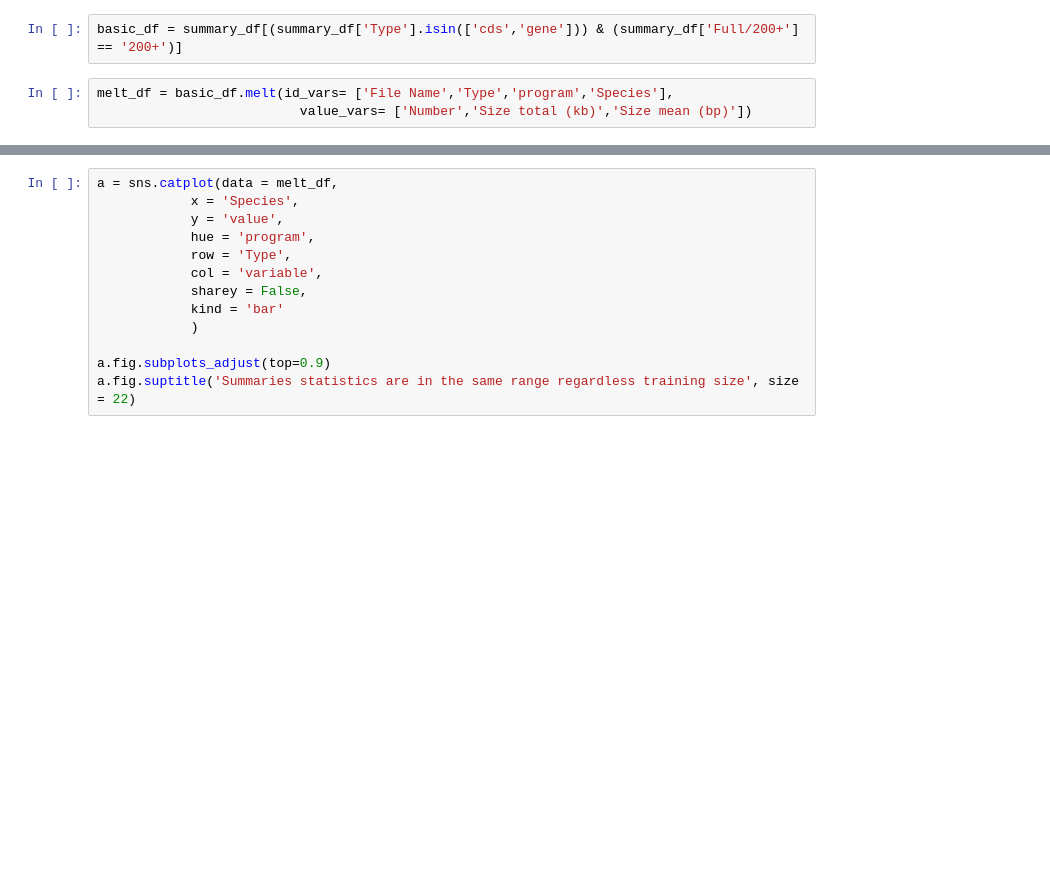
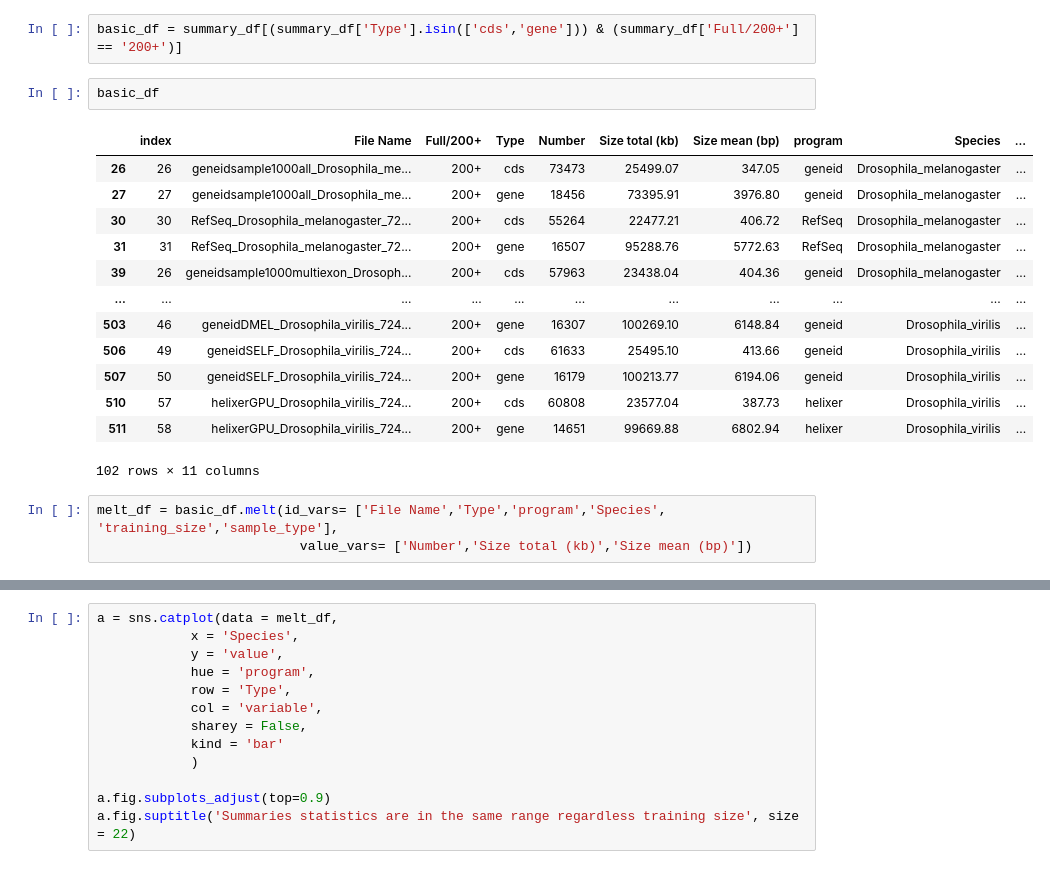
Before and after one commit to Janek21/geneid-training, a Jupyter notebook: notebooks/08_trainingset_titration.ipynb, the cells around one changed output, grey strips where cells are left out. Drawn from its saved outputs; the diff is of its cells as text; blank space fills up the shorter version.

```diff
--- a/notebooks/08_trainingset_titration.ipynb
+++ b/notebooks/08_trainingset_titration.ipynb
@@ -690,8 +690,24 @@ for f in summary_res_files:
 summary_df = summary_df.drop_duplicates().reset_index()
 # %%
 basic_df = summary_df[(summary_df['Type'].isin(['cds','gene'])) & (summary_df['Full/200+'] == '200+')]
+# %%
+basic_df
+# %% [output]
+|  | index | File Name | Full/200+ | Type | Number | Size total (kb) | Size mean (bp) | program | Species | ... |
+| 26 | 26 | geneidsample1000all_Drosophila_me... | 200+ | cds | 73473 | 25499.07 | 347.05 | geneid | Drosophila_melanogaster | ... |
+| 27 | 27 | geneidsample1000all_Drosophila_me... | 200+ | gene | 18456 | 73395.91 | 3976.80 | geneid | Drosophila_melanogaster | ... |
+| 30 | 30 | RefSeq_Drosophila_melanogaster_72... | 200+ | cds | 55264 | 22477.21 | 406.72 | RefSeq | Drosophila_melanogaster | ... |
+| 31 | 31 | RefSeq_Drosophila_melanogaster_72... | 200+ | gene | 16507 | 95288.76 | 5772.63 | RefSeq | Drosophila_melanogaster | ... |
+| 39 | 26 | geneidsample1000multiexon_Drosoph... | 200+ | cds | 57963 | 23438.04 | 404.36 | geneid | Drosophila_melanogaster | ... |
+| ... | ... | ... | ... | ... | ... | ... | ... | ... | ... | ... |
+| 503 | 46 | geneidDMEL_Drosophila_virilis_724... | 200+ | gene | 16307 | 100269.10 | 6148.84 | geneid | Drosophila_virilis | ... |
+| 506 | 49 | geneidSELF_Drosophila_virilis_724... | 200+ | cds | 61633 | 25495.10 | 413.66 | geneid | Drosophila_virilis | ... |
+| 507 | 50 | geneidSELF_Drosophila_virilis_724... | 200+ | gene | 16179 | 100213.77 | 6194.06 | geneid | Drosophila_virilis | ... |
+| 510 | 57 | helixerGPU_Drosophila_virilis_724... | 200+ | cds | 60808 | 23577.04 | 387.73 | helixer | Drosophila_virilis | ... |
+| 511 | 58 | helixerGPU_Drosophila_virilis_724... | 200+ | gene | 14651 | 99669.88 | 6802.94 | helixer | Drosophila_virilis | ... |
+102 rows × 11 columns
 # %%
-melt_df = basic_df.melt(id_vars= ['File Name','Type','program','Species'],
+melt_df = basic_df.melt(id_vars= ['File Name','Type','program','Species', 'training_size','sample_type'],
                           value_vars= ['Number','Size total (kb)','Size mean (bp)'])
 # %%
 melt_df
```
Also changed, not shown: parts of 3 cells of this notebook.
